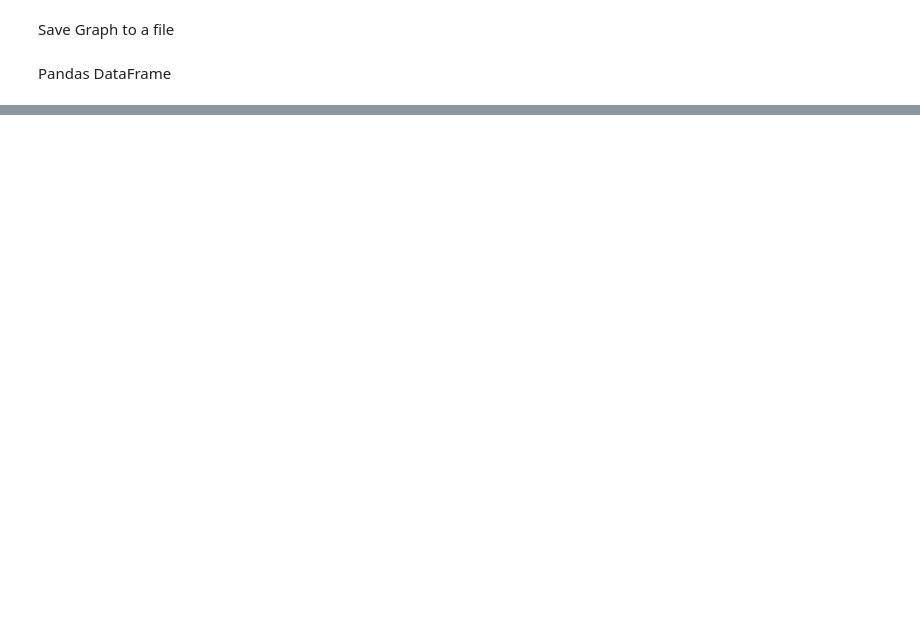
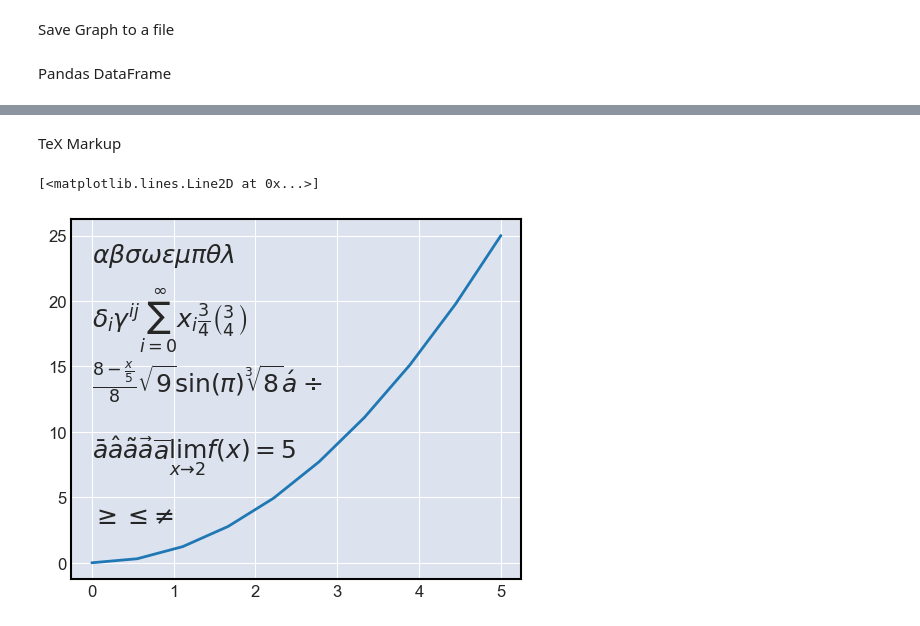
Before and after one commit to abhi-v97/Matplotlib-Notes, a Jupyter notebook: notes.ipynb, the cells around one changed output, grey strips where cells are left out. Cells and saved outputs as stored; diff of their text form; code cells hidden in the pictures; blank space fills up the shorter version.

```diff
--- a/notes.ipynb
+++ b/notes.ipynb
@@ -137,0 +167,29 @@ ics_df = pd.read_csv("icecreamsales.csv")
+# %% [markdown]
+TeX Markup
+# %%
+# Using TeX markup
+fig5 = plot.figure(figsize=(5,4), dpi=100)
+axis5 = fig5.add_axes([0.1,0.1,0.9,0.9])
+
+# # All listed plus kappa, iota, zeta, nu, rho, eta, xi, omicron, gamma, tau, phi,
+# chi, psi, delta (Capitalize the first letter for uppercase)
+axis5.text(0, 23,
+            r'$\alpha \beta \sigma \omega \epsilon \mu \pi \theta \lambda$', fontsize=18)
+# Subscripts, multiletter superscript, sum, fractions, binomial
+axis5.text(0, 18,
+            r'$\delta_i \gamma^{ij} \sum_{i=0}^\infty x_i \frac{3}{4} \binom{3}{4}$',
+            fontsize=18)
+# Another fraction, sqrt, cbrt, trig functions :
+axis5.text(0, 13,
+            r'$\frac{8 - \frac{x}{5}}{8} \sqrt{9} \sin(\pi) \sqrt[3]{8} \acute a \div$',
+            fontsize=18)
+axis5.text(0, 8,
+            r'$\bar a \hat a \tilde a \vec a \overline {a} \lim_{x \to 2} f(x) = 5$',
+            fontsize=18)
+axis5.text(0, 3,
+            r'$\geq \leq \ne$',
+            fontsize=18)
+axis5.plot(x1,y1)
+# %% [output]
+[<matplotlib.lines.Line2D at 0x...>]
+[figure, added]
```
Also changed, not shown: parts of 27 cells of this notebook, 4 other files.
